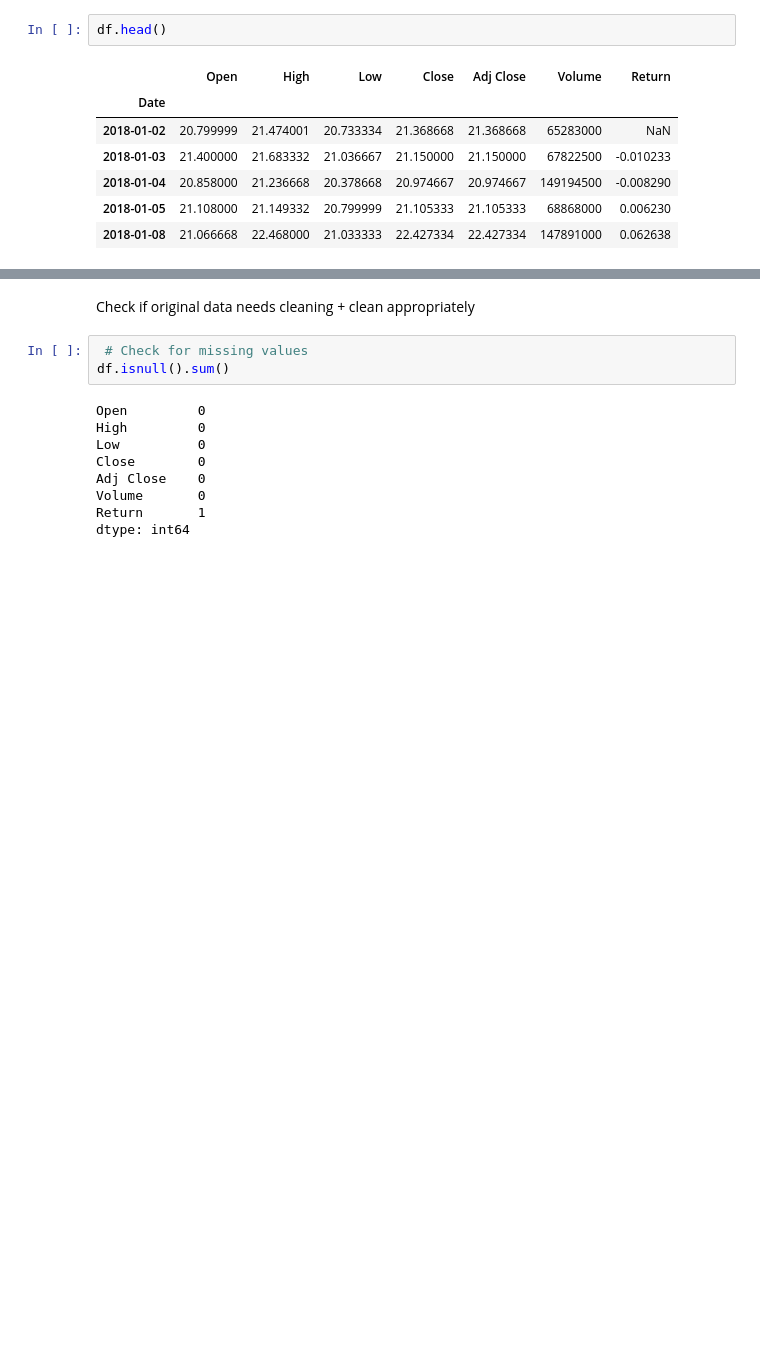
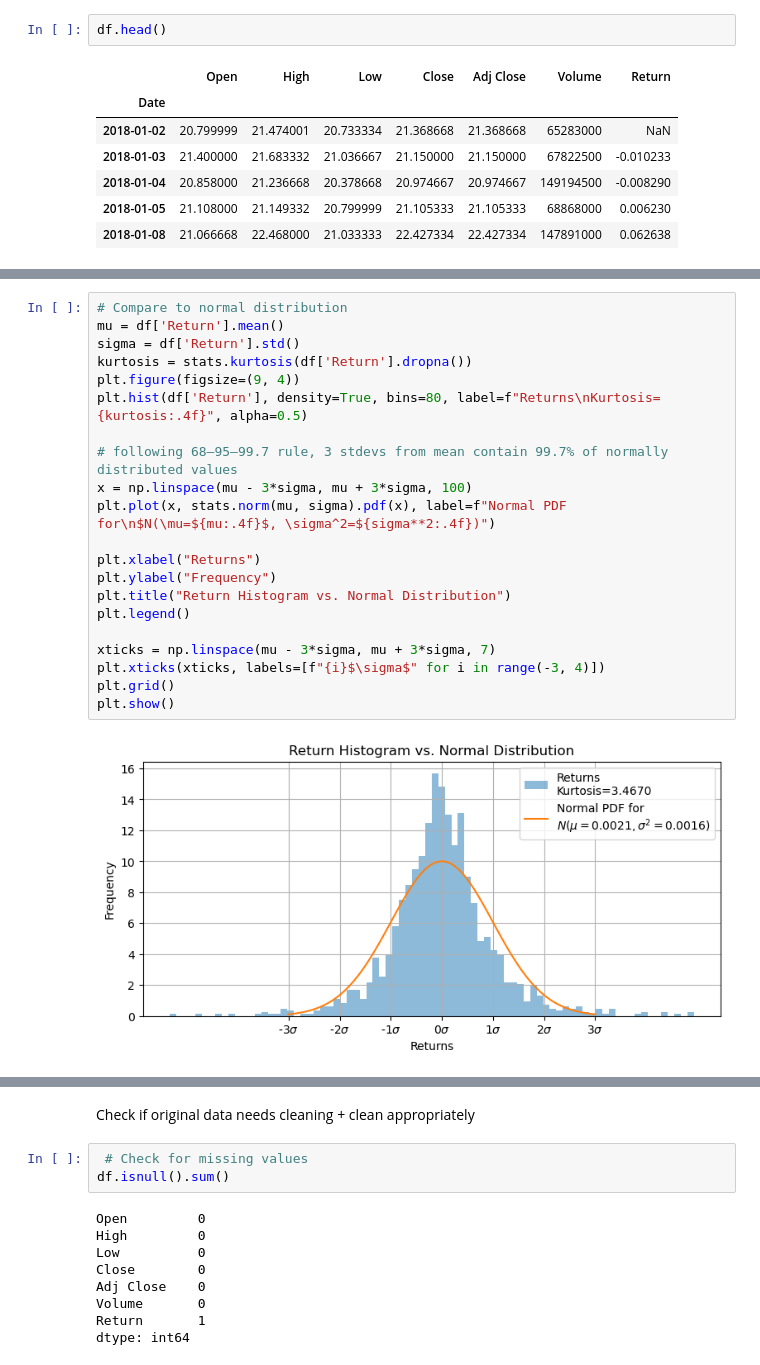
Before and after one commit to heidi123123/cqf, a Jupyter notebook: Exams/3/Exam 3.ipynb, the cells around one changed output, grey strips where cells are left out. Cells and saved outputs as stored; diff of their text form; blank space fills up the shorter version.

```diff
--- a/Exams/3/Exam 3.ipynb
+++ b/Exams/3/Exam 3.ipynb
@@ -190,3 +193,26 @@ plt.legend()
 plt.show()
 # %% [output]
 [figure]
+# %%
+# Compare to normal distribution
+mu = df['Return'].mean()
+sigma = df['Return'].std()
+kurtosis = stats.kurtosis(df['Return'].dropna())
+plt.figure(figsize=(9, 4))
+plt.hist(df['Return'], density=True, bins=80, label=f"Returns\nKurtosis={kurtosis:.4f}", alpha=0.5)
+
+# following 68–95–99.7 rule, 3 stdevs from mean contain 99.7% of normally distributed values
+x = np.linspace(mu - 3*sigma, mu + 3*sigma, 100)
+plt.plot(x, stats.norm(mu, sigma).pdf(x), label=f"Normal PDF for\n$N(\mu=${mu:.4f}$, \sigma^2=${sigma**2:.4f})")
+
+plt.xlabel("Returns")
+plt.ylabel("Frequency")
+plt.title("Return Histogram vs. Normal Distribution")
+plt.legend()
+
+xticks = np.linspace(mu - 3*sigma, mu + 3*sigma, 7)
+plt.xticks(xticks, labels=[f"{i}$\sigma$" for i in range(-3, 4)])
+plt.grid()
+plt.show()
+# %% [output]
+[figure, added]
```
Also changed, not shown: parts of 21 cells of this notebook.
